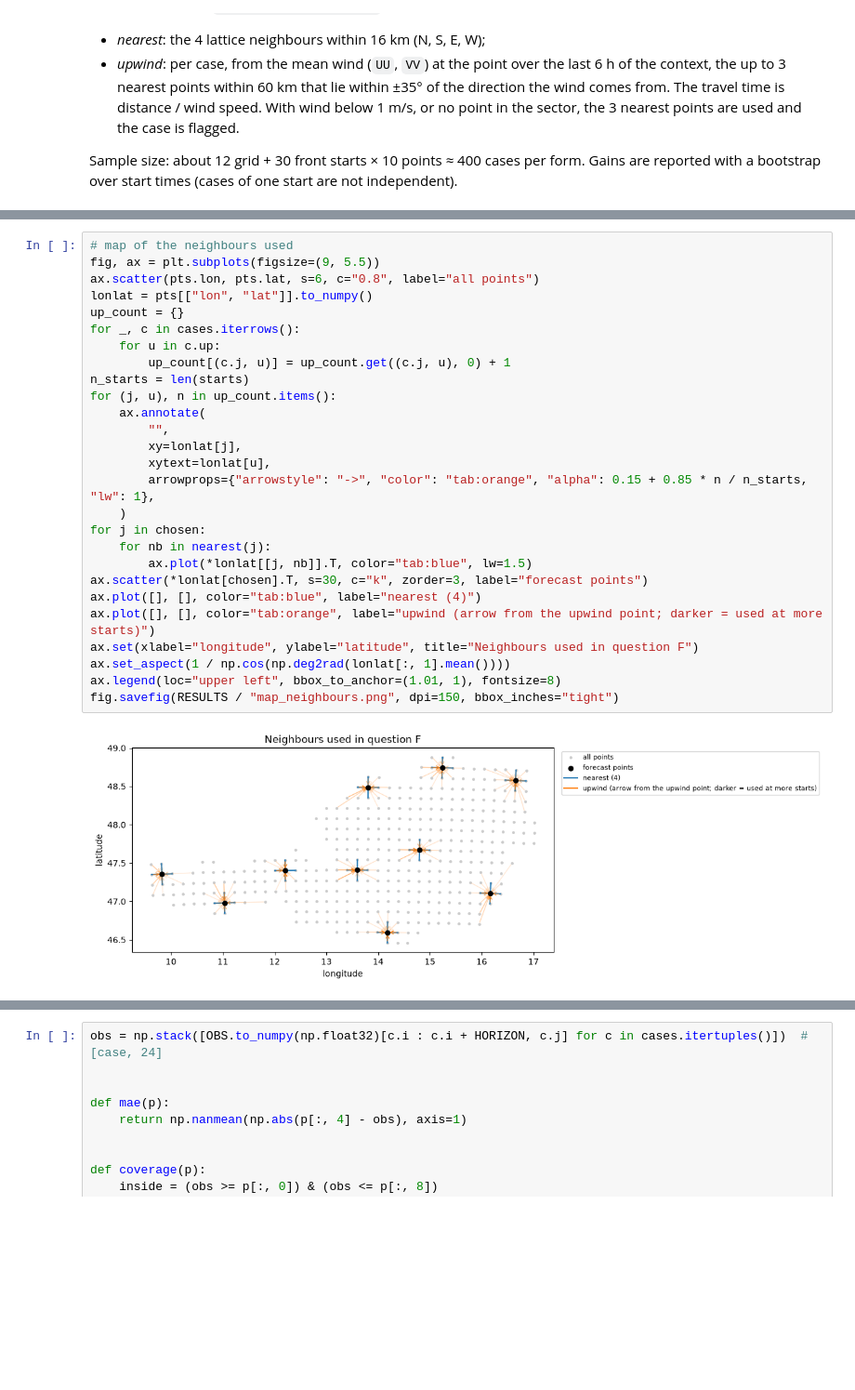
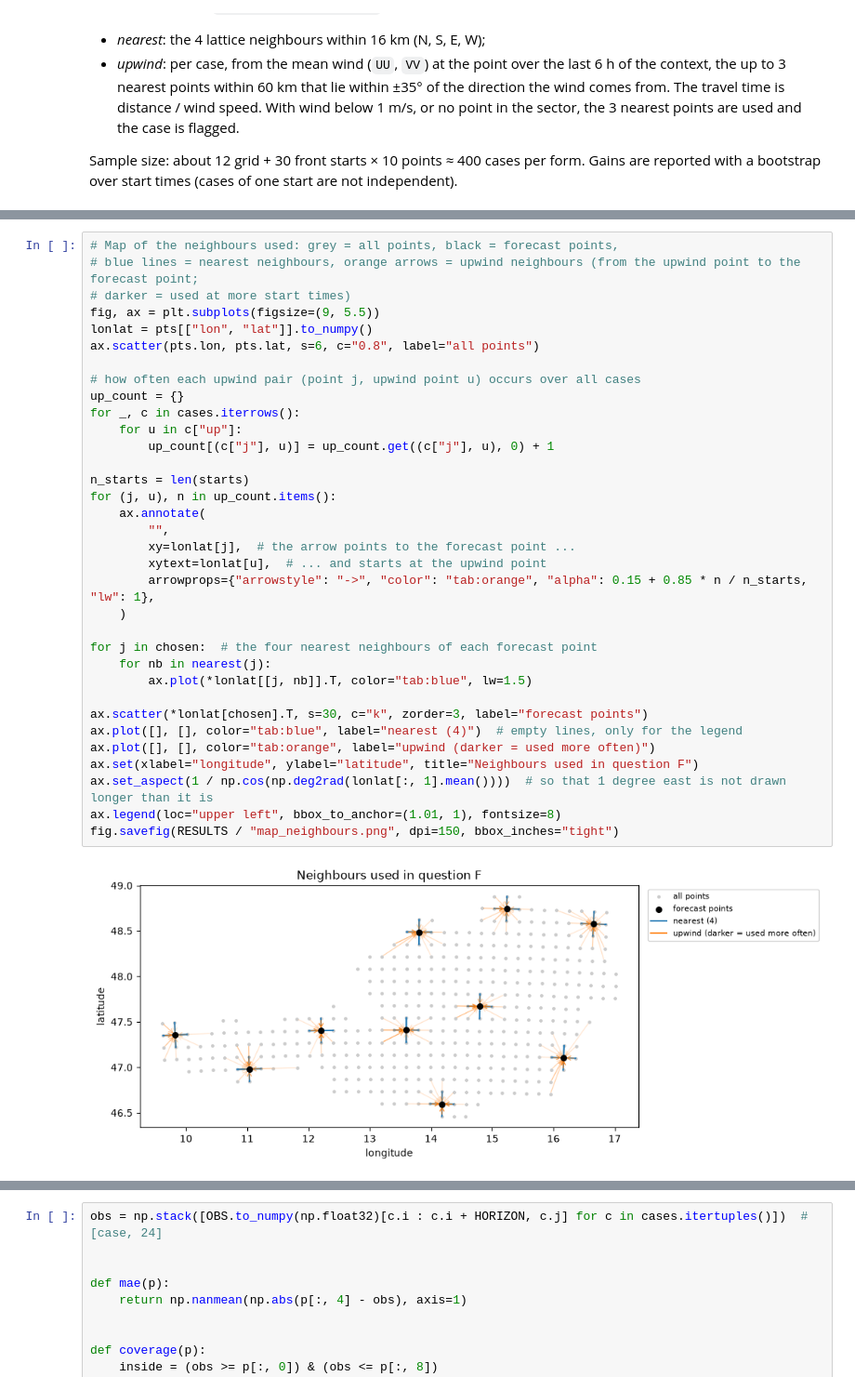
Before and after one commit to SandroMueller01/ai-vis-lab-2026, a Jupyter notebook: phase2-model-internals/pair-1/06_question_f.ipynb, the cells around one changed output, grey strips where cells are left out. Shown at 93% size. Drawn from its saved outputs; the diff is of its cells as text; blank space fills up the shorter version.

```diff
--- a/phase2-model-internals/pair-1/06_question_f.ipynb
+++ b/phase2-model-internals/pair-1/06_question_f.ipynb
@@ -226,34 +290,41 @@ print(
 # %% [output]
 42 starts (12 grid, 30 front) x 10 points = 420 cases; upwind fallback in 37%; median travel time 6 h
 # %%
-# map of the neighbours used
+# Map of the neighbours used: grey = all points, black = forecast points,
+# blue lines = nearest neighbours, orange arrows = upwind neighbours (from the upwind point to the forecast point;
+# darker = used at more start times)
 fig, ax = plt.subplots(figsize=(9, 5.5))
+lonlat = pts[["lon", "lat"]].to_numpy()
 ax.scatter(pts.lon, pts.lat, s=6, c="0.8", label="all points")
-lonlat = pts[["lon", "lat"]].to_numpy()
+
+# how often each upwind pair (point j, upwind point u) occurs over all cases
 up_count = {}
 for _, c in cases.iterrows():
-    for u in c.up:
-        up_count[(c.j, u)] = up_count.get((c.j, u), 0) + 1
+    for u in c["up"]:
+        up_count[(c["j"], u)] = up_count.get((c["j"], u), 0) + 1
+
 n_starts = len(starts)
 for (j, u), n in up_count.items():
     ax.annotate(
         "",
-        xy=lonlat[j],
-        xytext=lonlat[u],
+        xy=lonlat[j],  # the arrow points to the forecast point ...
+        xytext=lonlat[u],  # ... and starts at the upwind point
         arrowprops={"arrowstyle": "->", "color": "tab:orange", "alpha": 0.15 + 0.85 * n / n_starts, "lw": 1},
     )
-for j in chosen:
+
+for j in chosen:  # the four nearest neighbours of each forecast point
     for nb in nearest(j):
         ax.plot(*lonlat[[j, nb]].T, color="tab:blue", lw=1.5)
+
 ax.scatter(*lonlat[chosen].T, s=30, c="k", zorder=3, label="forecast points")
-ax.plot([], [], color="tab:blue", label="nearest (4)")
-ax.plot([], [], color="tab:orange", label="upwind (arrow from the upwind point; darker = used at more starts)")
+ax.plot([], [], color="tab:blue", label="nearest (4)")  # empty lines, only for the legend
+ax.plot([], [], color="tab:orange", label="upwind (darker = used more often)")
 ax.set(xlabel="longitude", ylabel="latitude", title="Neighbours used in question F")
-ax.set_aspect(1 / np.cos(np.deg2rad(lonlat[:, 1].mean())))
+ax.set_aspect(1 / np.cos(np.deg2rad(lonlat[:, 1].mean())))  # so that 1 degree east is not drawn longer than it is
 ax.legend(loc="upper left", bbox_to_anchor=(1.01, 1), fontsize=8)
 fig.savefig(RESULTS / "map_neighbours.png", dpi=150, bbox_inches="tight")
 # %% [output]
-[figure, old version]
+[figure, new version]
 # %% [markdown]
 ### Forms of neighbour information
 
```
Also changed, not shown: parts of 29 cells of this notebook.
